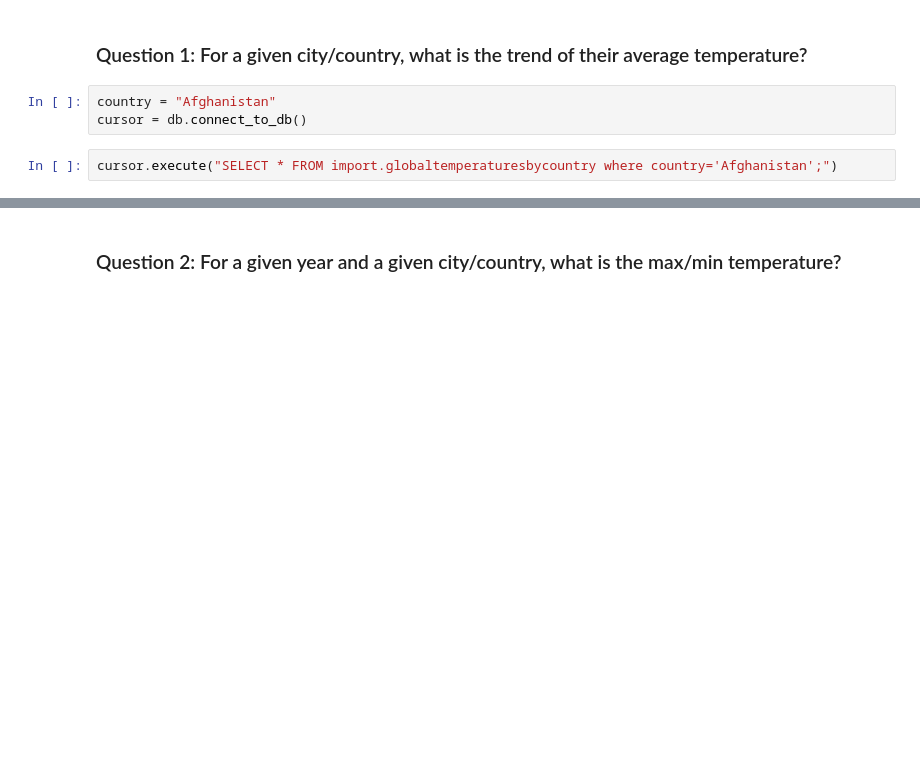
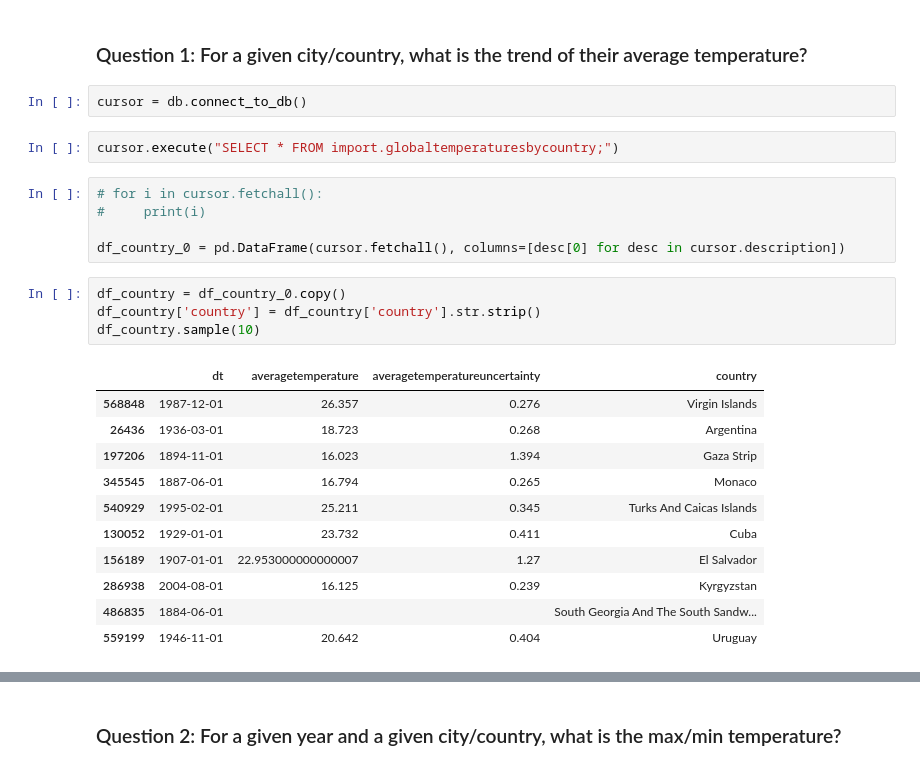
Before and after one commit to nogibjj/data-query-microservice-api, a Jupyter notebook: 10_Code/EDA_Q1.ipynb, the cells around one changed output, grey strips where cells are left out. Saved outputs shown, nothing was run; the diff lists cells and outputs as text; blank space fills up the shorter version.

```diff
--- a/10_Code/EDA_Q1.ipynb
+++ b/10_Code/EDA_Q1.ipynb
@@ -14,8 +14,28 @@ print(db.connect_to_db())
 # %% [markdown]
 ### Question 1: For a given city/country, what is the trend of their average temperature?
 # %%
-country = "Afghanistan"
 cursor = db.connect_to_db()
 # %%
-cursor.execute("SELECT * FROM import.globaltemperaturesbycountry where country='Afghanistan';")
+cursor.execute("SELECT * FROM import.globaltemperaturesbycountry;")
+# %%
+# for i in cursor.fetchall():
+#     print(i)
+
+df_country_0 = pd.DataFrame(cursor.fetchall(), columns=[desc[0] for desc in cursor.description])
+# %%
+df_country = df_country_0.copy()
+df_country['country'] = df_country['country'].str.strip()
+df_country.sample(10)
+# %% [output]
+|  | dt | averagetemperature | averagetemperatureuncertainty | country |
+| 568848 | 1987-12-01 | 26.357 | 0.276 | Virgin Islands |
+| 26436 | 1936-03-01 | 18.723 | 0.268 | Argentina |
+| 197206 | 1894-11-01 | 16.023 | 1.394 | Gaza Strip |
+| 345545 | 1887-06-01 | 16.794 | 0.265 | Monaco |
+| 540929 | 1995-02-01 | 25.211 | 0.345 | Turks And Caicas Islands |
+| 130052 | 1929-01-01 | 23.732 | 0.411 | Cuba |
+| 156189 | 1907-01-01 | 22.953000000000007 | 1.27 | El Salvador |
+| 286938 | 2004-08-01 | 16.125 | 0.239 | Kyrgyzstan |
+| 486835 | 1884-06-01 |  |  | South Georgia And The South Sandw... |
+| 559199 | 1946-11-01 | 20.642 | 0.404 | Uruguay |
 # %%
```
Also changed, not shown: parts of 3 cells of this notebook.
